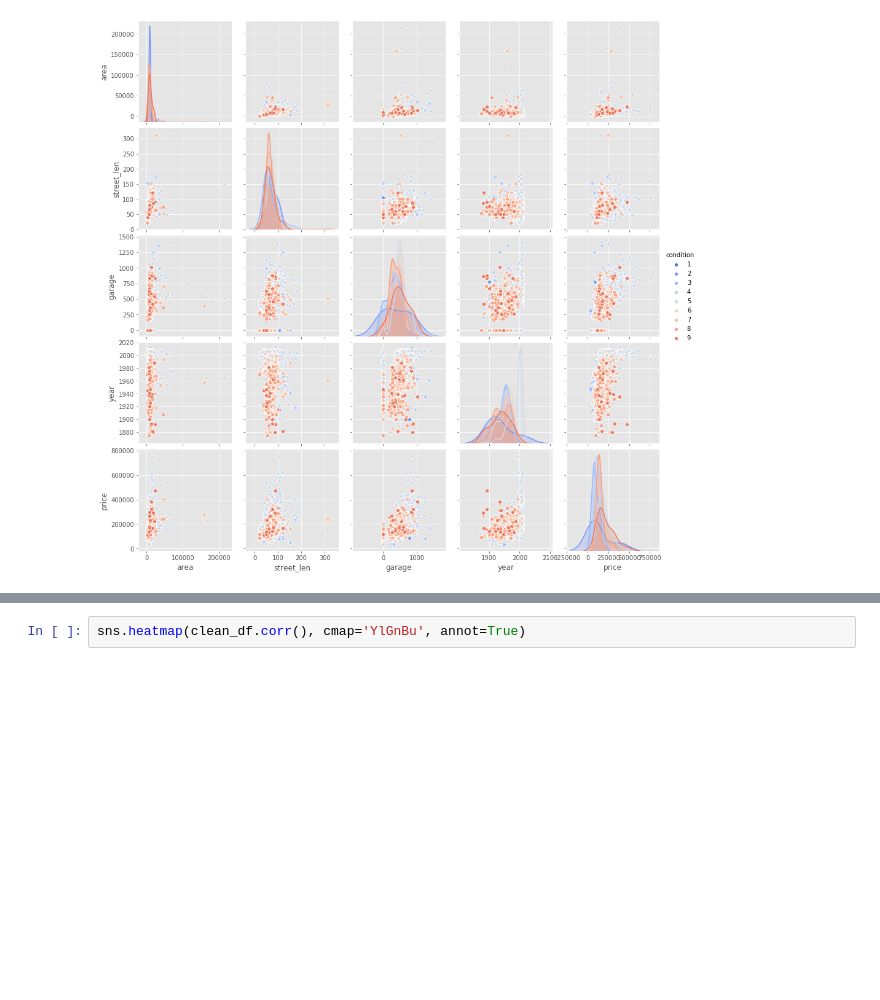
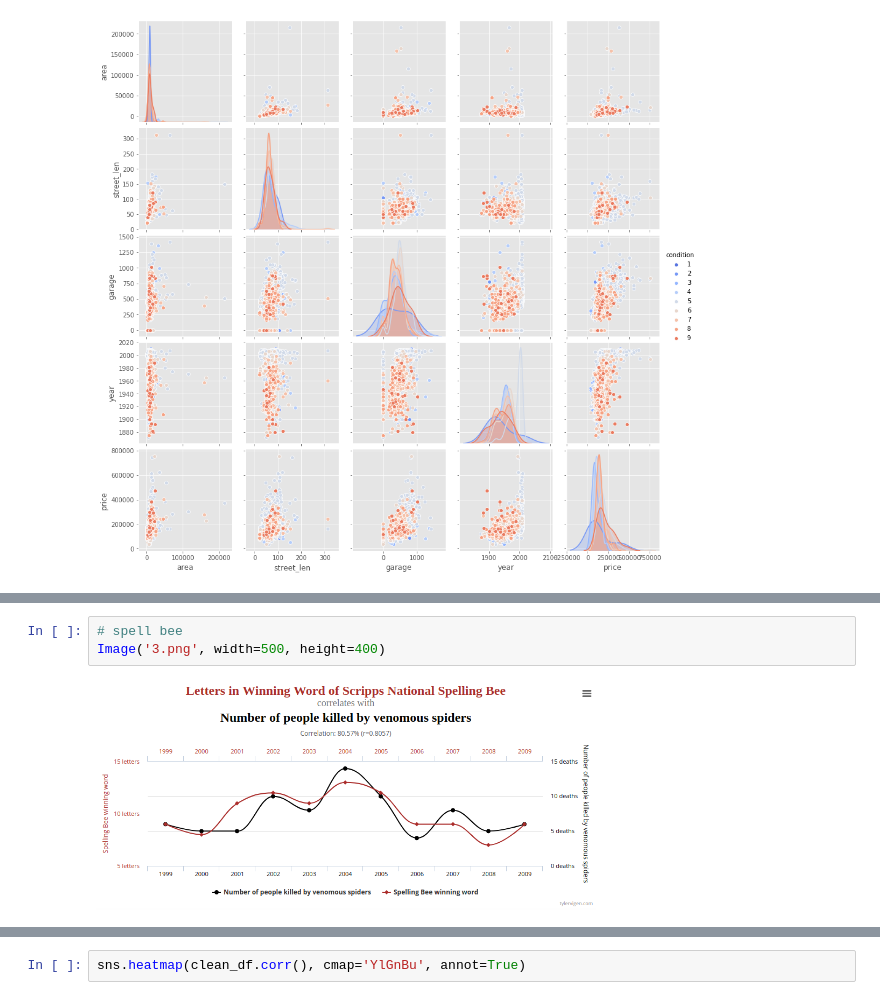
Before and after one commit to srmsoumya/dsct, a Jupyter notebook: nbs/eda/2020-07-18_eda_srm_visualization.ipynb, the cells around one changed output, grey strips where cells are left out. Saved outputs shown, nothing was run; the diff lists cells and outputs as text; blank space fills up the shorter version.

```diff
--- a/nbs/eda/2020-07-18_eda_srm_visualization.ipynb
+++ b/nbs/eda/2020-07-18_eda_srm_visualization.ipynb
@@ -569,0 +604,5 @@ sns.pairplot(clean_df, hue='condition', palette=sns.color_palette('coolwarm', n_
+# %%
+# spell bee
+Image('3.png', width=500, height=400)
+# %% [output]
+[figure, added]
```
Also changed, not shown: parts of 12 cells of this notebook.
